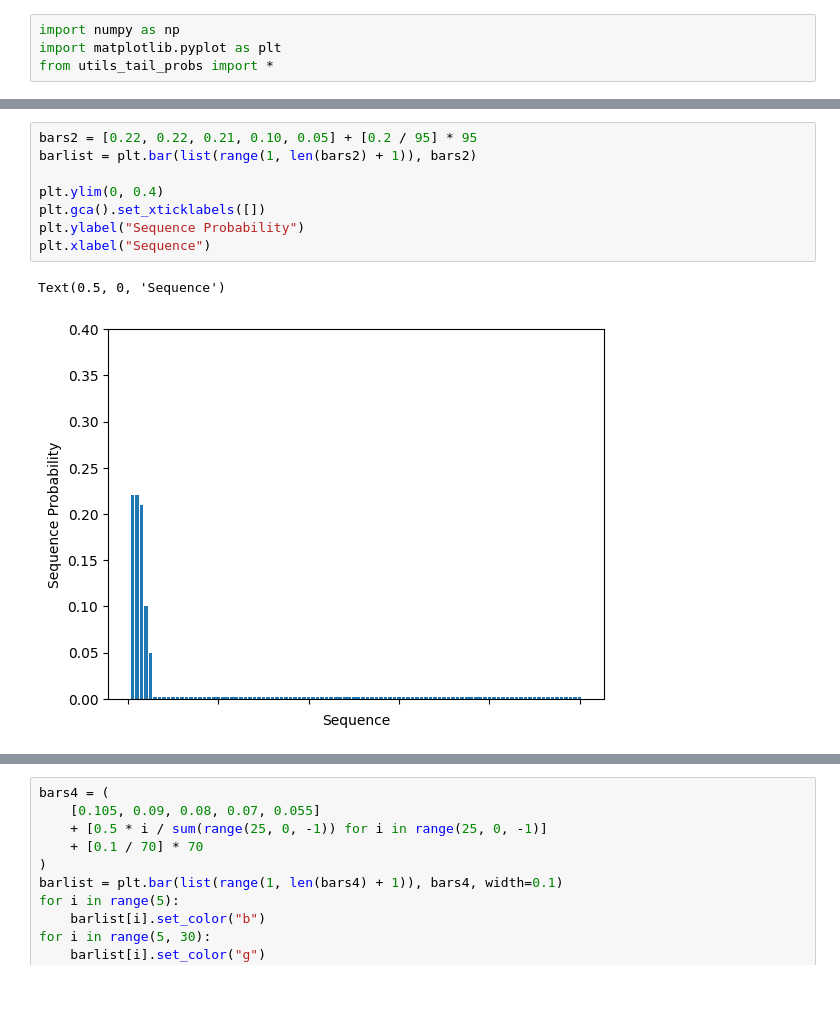
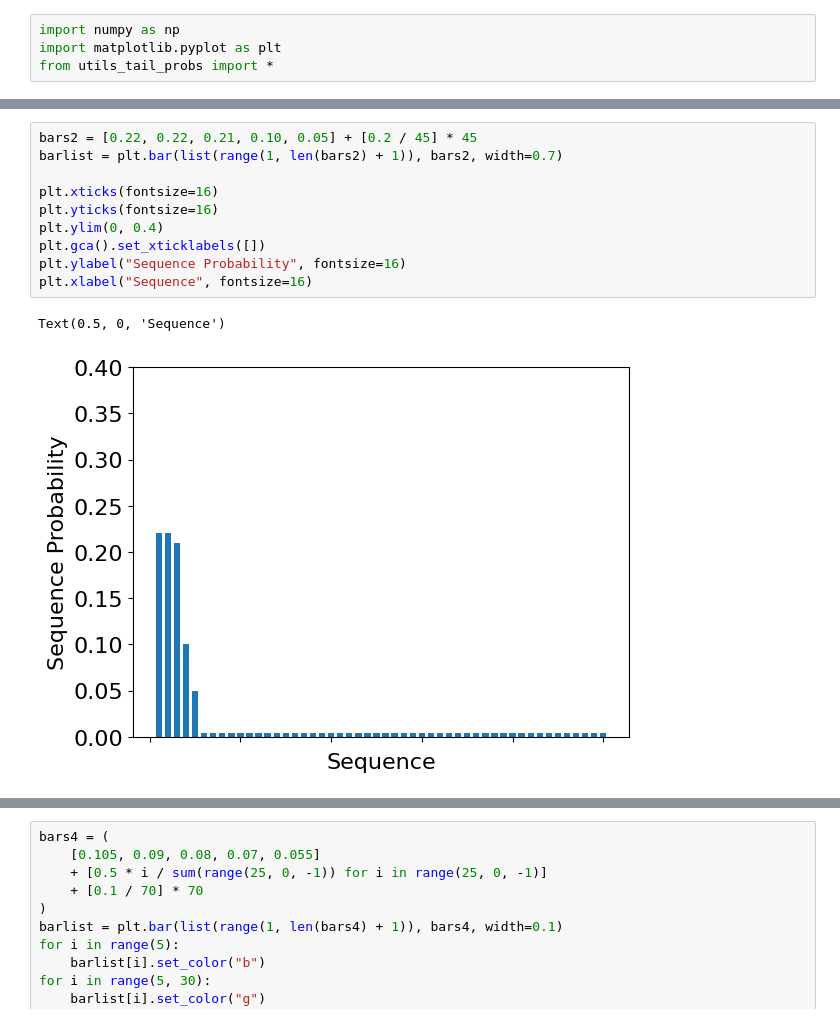
Before and after one commit to ljyflores/calibrated-confidence-for-nlg, a Jupyter notebook: analysis/plot_demos.ipynb, the cells around one changed output, grey strips where cells are left out. Cells and saved outputs as stored; diff of their text form; blank space fills up the shorter version.

Commit message:
Increase plot size

```diff
--- a/analysis/plot_demos.ipynb
+++ b/analysis/plot_demos.ipynb
@@ -27,14 +31,16 @@ Text(0.5, 0, 'Sequence')
 # %%
-bars2 = [0.22, 0.22, 0.21, 0.10, 0.05] + [0.2 / 95] * 95
-barlist = plt.bar(list(range(1, len(bars2) + 1)), bars2)
+bars2 = [0.22, 0.22, 0.21, 0.10, 0.05] + [0.2 / 45] * 45
+barlist = plt.bar(list(range(1, len(bars2) + 1)), bars2, width=0.7)
 
+plt.xticks(fontsize=16)
+plt.yticks(fontsize=16)
 plt.ylim(0, 0.4)
 plt.gca().set_xticklabels([])
-plt.ylabel("Sequence Probability")
-plt.xlabel("Sequence")
+plt.ylabel("Sequence Probability", fontsize=16)
+plt.xlabel("Sequence", fontsize=16)
 # %% [output]
 Text(0.5, 0, 'Sequence')
-[figure, old version]
+[figure, new version]
 # %%
 bars3 = (
     [0.105, 0.09, 0.08, 0.07, 0.055]
```
Also changed, not shown: parts of 3 cells of this notebook.
